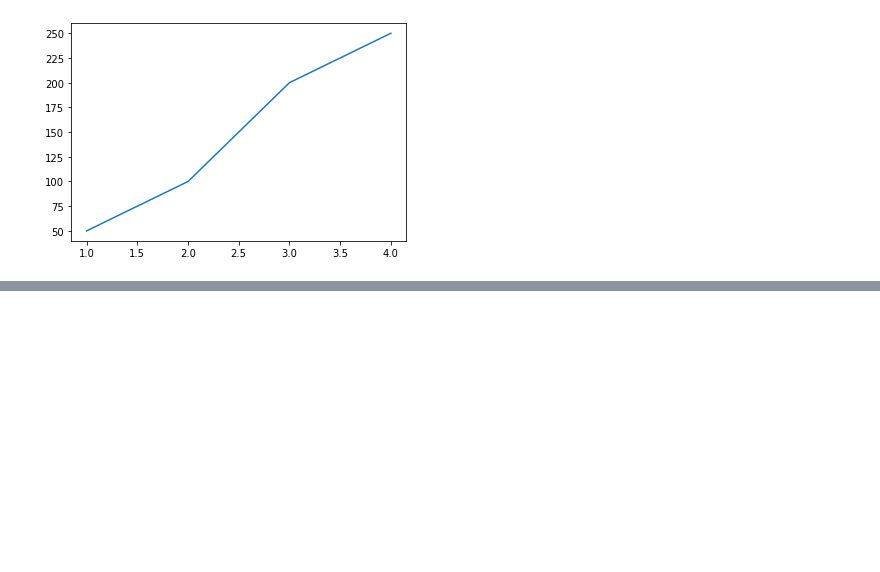
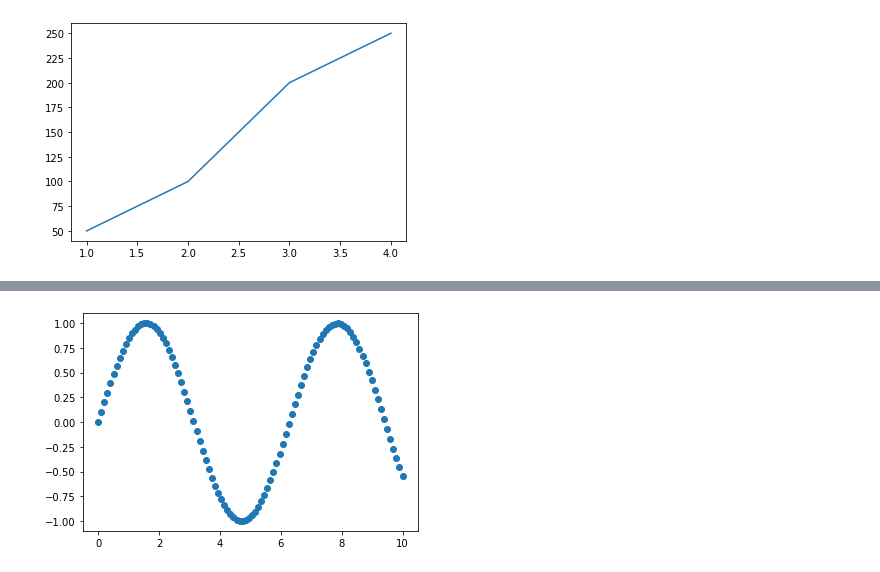
Before and after one commit to bibek-beebayk/Data-Science, a Jupyter notebook: MLSample/INtro to Matplotlib.ipynb, the cells around one changed output, grey strips where cells are left out. Saved outputs shown, nothing was run; the diff lists cells and outputs as text; code cells hidden in the pictures; blank space fills up the shorter version.

```diff
--- a/MLSample/INtro to Matplotlib.ipynb
+++ b/MLSample/INtro to Matplotlib.ipynb
@@ -79,0 +128,6 @@ fig.savefig("images/sample_plot.png")
+# %%
+# Another scatter Plot
+fig, ax = plt.subplots()
+ax.scatter(x, np.sin(x));
+# %% [output]
+[figure, added]
```
Also changed, not shown: parts of 10 cells of this notebook.
